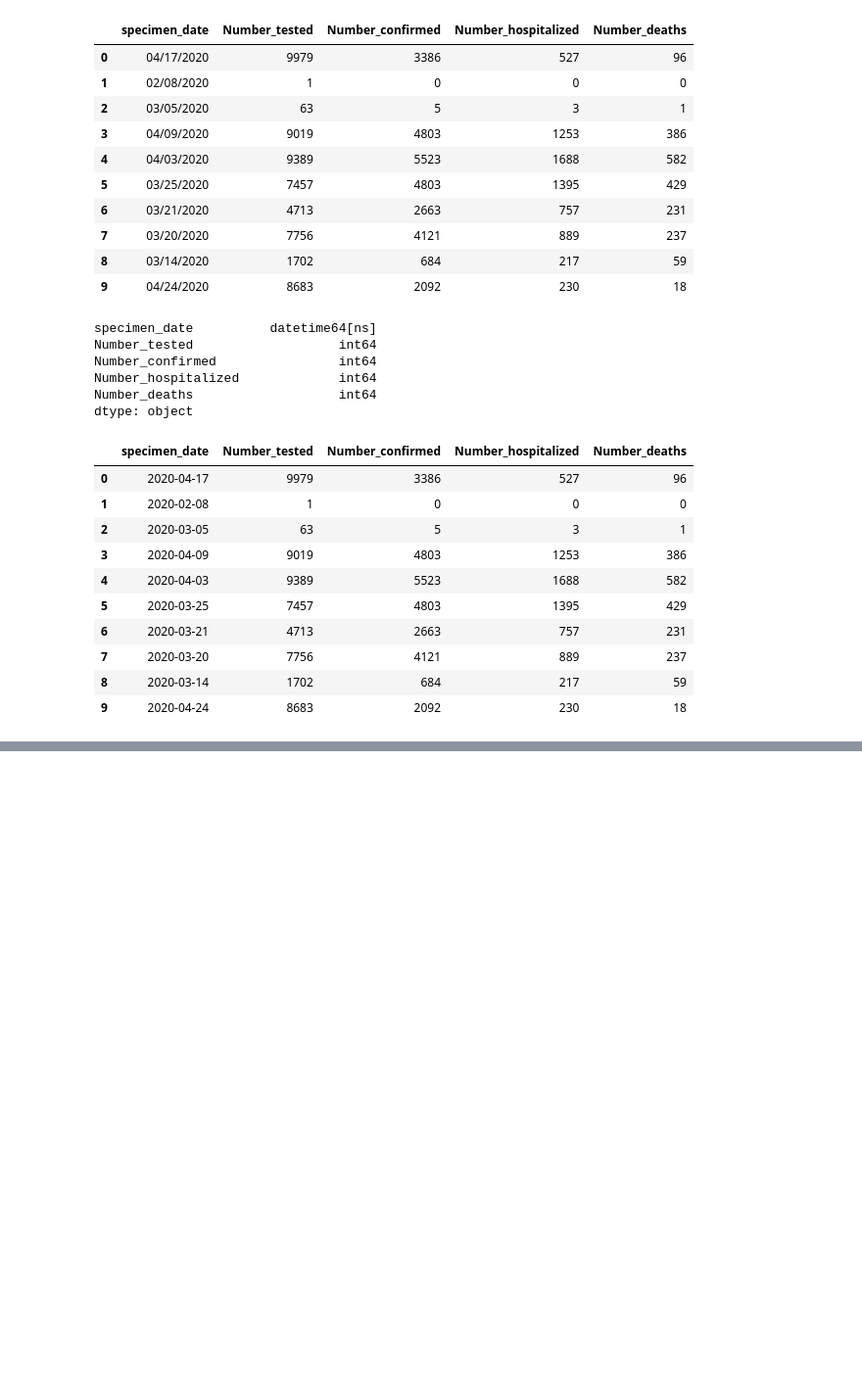
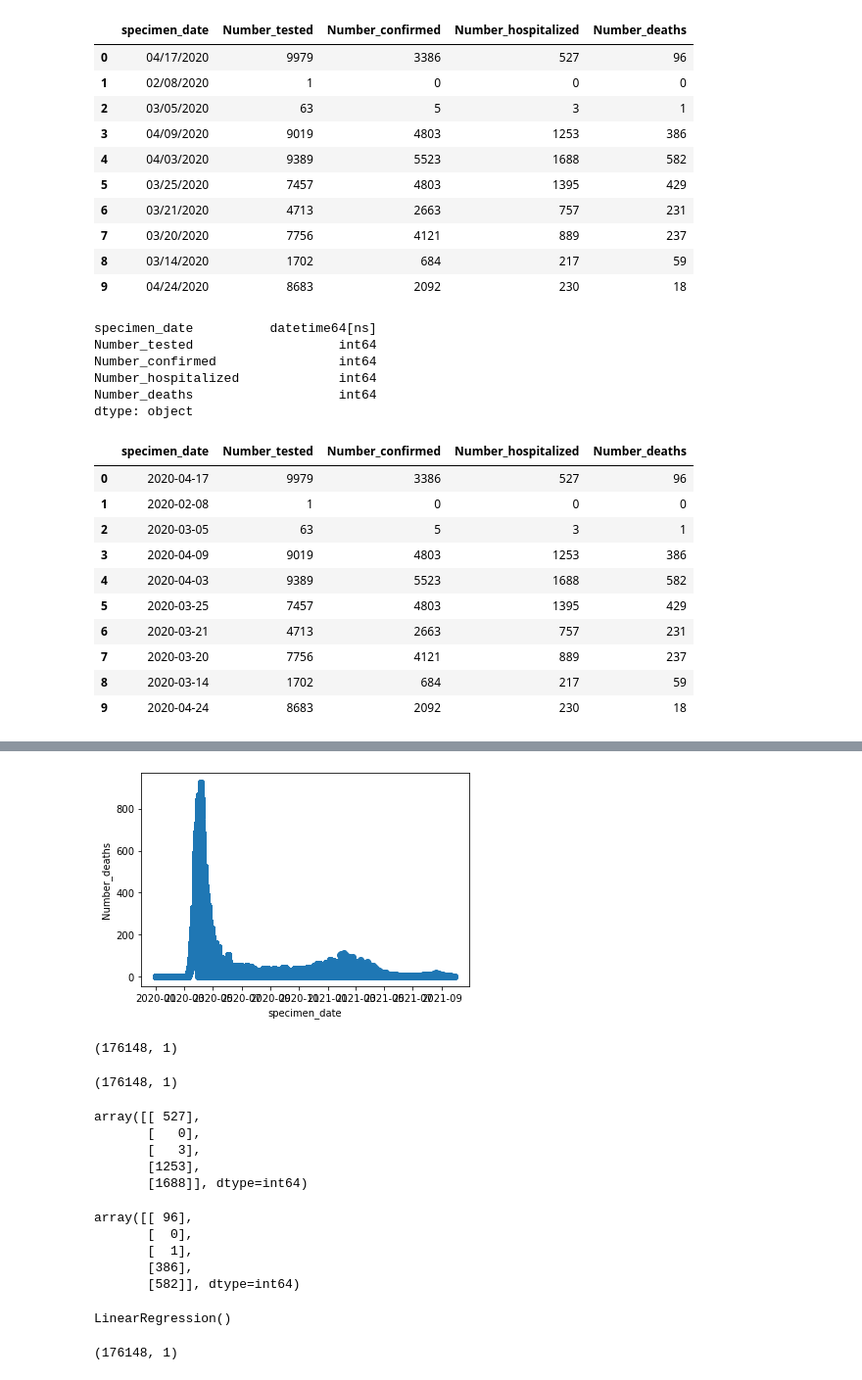
Before and after one commit to ritawang917/Covid-19-Group-Project, a Jupyter notebook: new_covid_19.ipynb, the cells around one changed output, grey strips where cells are left out. Shown at 98% size. Drawn from its saved outputs; the diff is of its cells as text; code cells hidden in the pictures; blank space fills up the shorter version.

```diff
--- a/new_covid_19.ipynb
+++ b/new_covid_19.ipynb
@@ -127,0 +215,7 @@ covid_df.to_csv(output_file_path, index=False)
+# %%
+plt.scatter(covid_df.specimen_date, covid_df.Number_deaths)
+plt.xlabel('specimen_date')
+plt.ylabel('Number_deaths')
+plt.show()
+# %% [output]
+[figure, added]
@@ -127,0 +226,24 @@ covid_df.to_csv(output_file_path, index=False)
+# %%
+X.shape
+# %% [output]
+(176148, 1)
+# %%
+y.shape
+# %% [output]
+(176148, 1)
+# %%
+X[:5]
+# %% [output]
+array([[ 527],
+       [   0],
+       [   3],
+       [1253],
+       [1688]], dtype=int64)
+# %%
+y[:5]
+# %% [output]
+array([[ 96],
+       [  0],
+       [  1],
+       [386],
+       [582]], dtype=int64)
@@ -127,0 +252,9 @@ covid_df.to_csv(output_file_path, index=False)
+# %%
+model.fit(X, y)
+# %% [output]
+LinearRegression()
+# %%
+y_pred = model.predict(X)
+print(y_pred.shape)
+# %% [output]
+(176148, 1)
```
Also changed, not shown: parts of 21 cells of this notebook.
